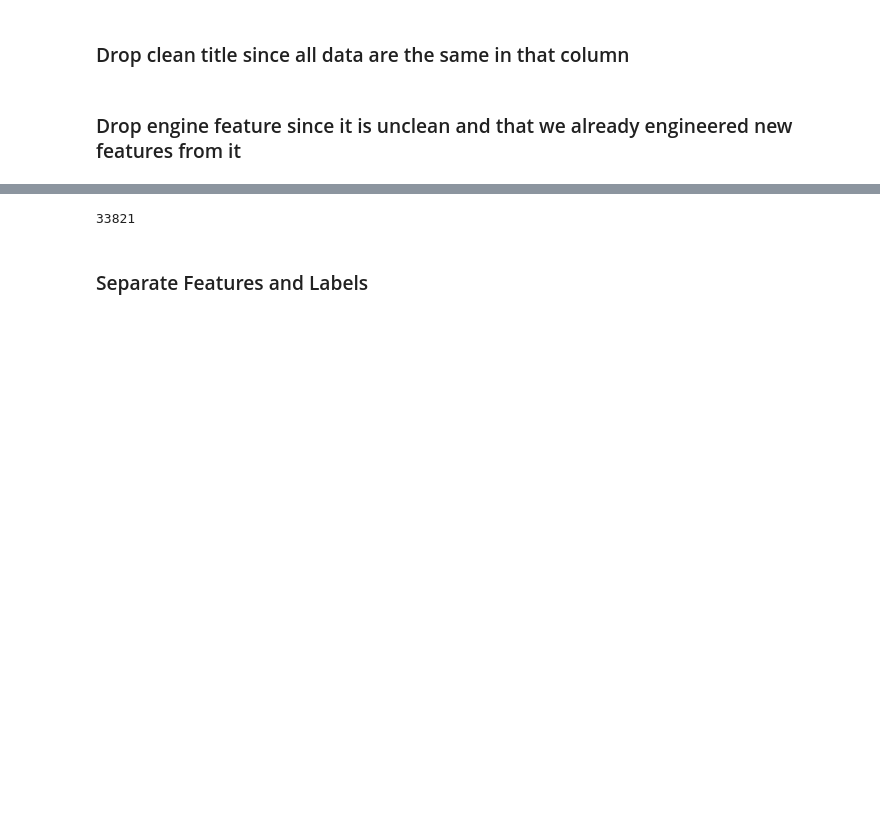
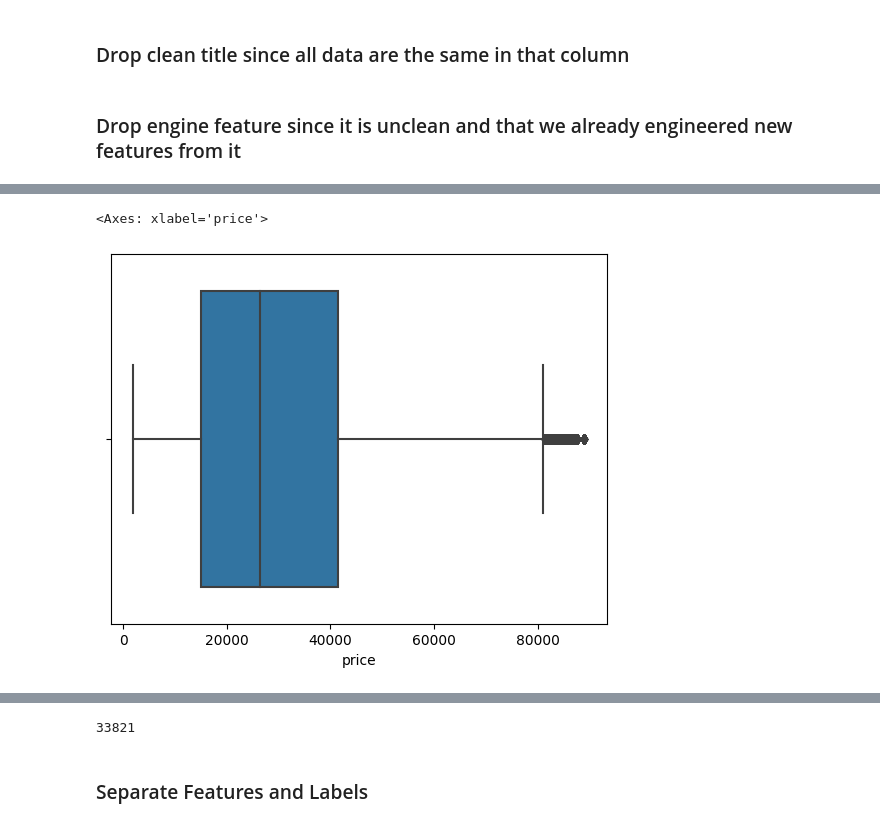
Before and after one commit to SiegfredLorelle/kagglex-car-price-prediction, a Jupyter notebook: kagglex-car-price.ipynb, the cells around one changed output, grey strips where cells are left out. Cells and saved outputs as stored; diff of their text form; code cells hidden in the pictures; blank space fills up the shorter version.

```diff
--- a/kagglex-car-price.ipynb
+++ b/kagglex-car-price.ipynb
@@ -862,0 +954,5 @@ test_df = test_df.drop("engine", axis="columns", errors="ignore")
+# %%
+sns.boxplot(data=df, x="price")
+# %% [output]
+<Axes: xlabel='price'>
+[figure, added]
```
Also changed, not shown: parts of 28 cells of this notebook.
